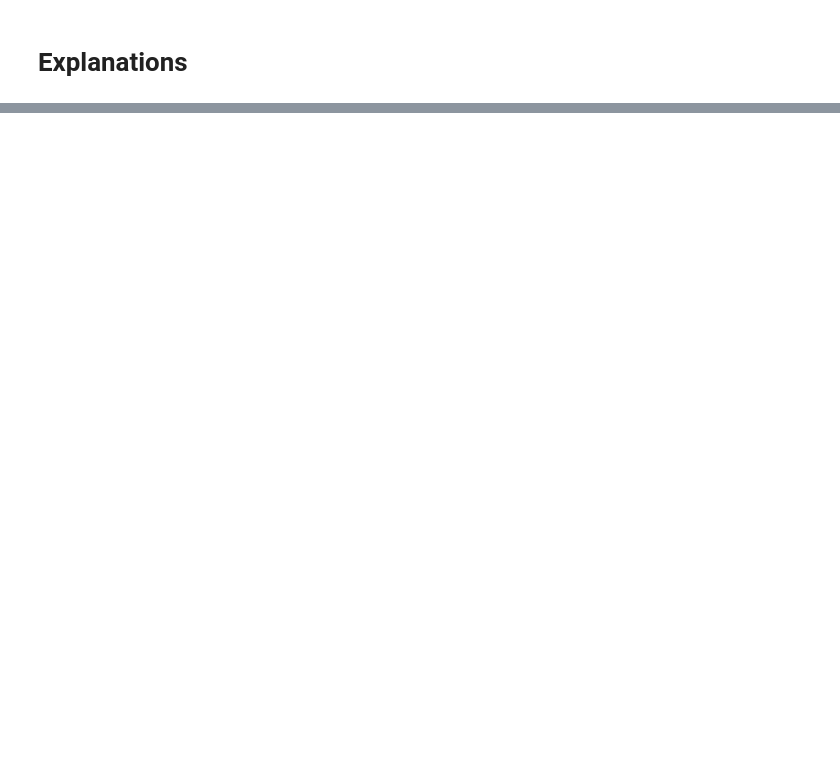
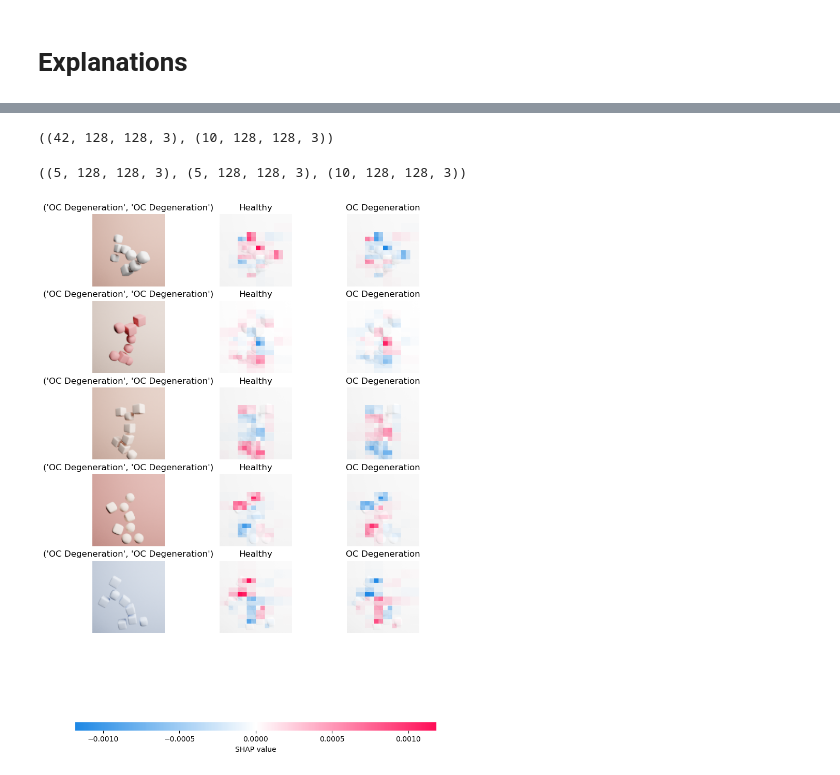
Before and after one commit to davidsjohnson/evalxai_studies, a Jupyter notebook: notebooks/two4two_sickones_explanations.ipynb, the cells around one changed output, grey strips where cells are left out. Cells and saved outputs as stored; diff of their text form; code cells hidden in the pictures; blank space fills up the shorter version.

```diff
--- a/notebooks/two4two_sickones_explanations.ipynb
+++ b/notebooks/two4two_sickones_explanations.ipynb
@@ -803,0 +296,32 @@ tf.__version__
+# %%
+xai_images = np.array([Image.open(p).convert('RGB') for p in nobias_dir / 'test' / xai_df['filename']]) * 1. / 255
+training_images = np.array([Image.open(p).convert('RGB') for p in nobias_dir / 'test' / training_df['filename']]) * 1. / 255
+xai_images.shape, training_images.shape
+# %% [output]
+((42, 128, 128, 3), (10, 128, 128, 3))
+# %%
+CLASSES = ['Healthy', 'OC Degeneration']
+xai_corr_samples_df = xai_df[xai_df['nobias_pred']==xai_df['ill']].sample(5, random_state=42)
+xai_corr_sample_images = np.array([Image.open(p).convert('RGB') for p in nobias_dir / 'test' / xai_corr_samples_df['filename']]) * 1. / 255
+
+xai_inc_samples_df = xai_df[xai_df['nobias_pred']!=xai_df['ill']].sample(5, random_state=42)
+xai_inc_sample_images = np.array([Image.open(p).convert('RGB') for p in nobias_dir / 'test' / xai_inc_samples_df['filename']]) * 1. / 255
+
+background = np.concatenate([xai_corr_sample_images, xai_inc_sample_images])
+
+xai_corr_sample_images.shape, xai_inc_sample_images.shape, background.shape
+# %% [output]
+((5, 128, 128, 3), (5, 128, 128, 3), (10, 128, 128, 3))
+# %%
+masker = shap.maskers.Image("blur(128,128)", xai_images[0].shape)
+explainer = shap.Explainer(nobias_model, masker, output_names=CLASSES, max_evals=1000)
+
+# explainer = shap.GradientExplainer(nobias_model, background) (doesn't work with mobilenet model)
+# %%
+shap_values_corr = explainer(xai_corr_sample_images)
+shap_values_inc = explainer(xai_inc_sample_images)
+# %%
+img_labels = [(CLASSES[int(t)], CLASSES[int(p)]) for t, p in zip(xai_corr_samples_df['ill'], xai_corr_samples_df['nobias_pred'])]
+shap.image_plot(shap_values_corr, xai_corr_sample_images, labels=np.repeat([CLASSES], len(xai_corr_sample_images), axis=0), true_labels=img_labels, show=False)
+# %% [output]
+[figure, added]
```
Also changed, not shown: parts of 87 cells of this notebook, 3 other files.
